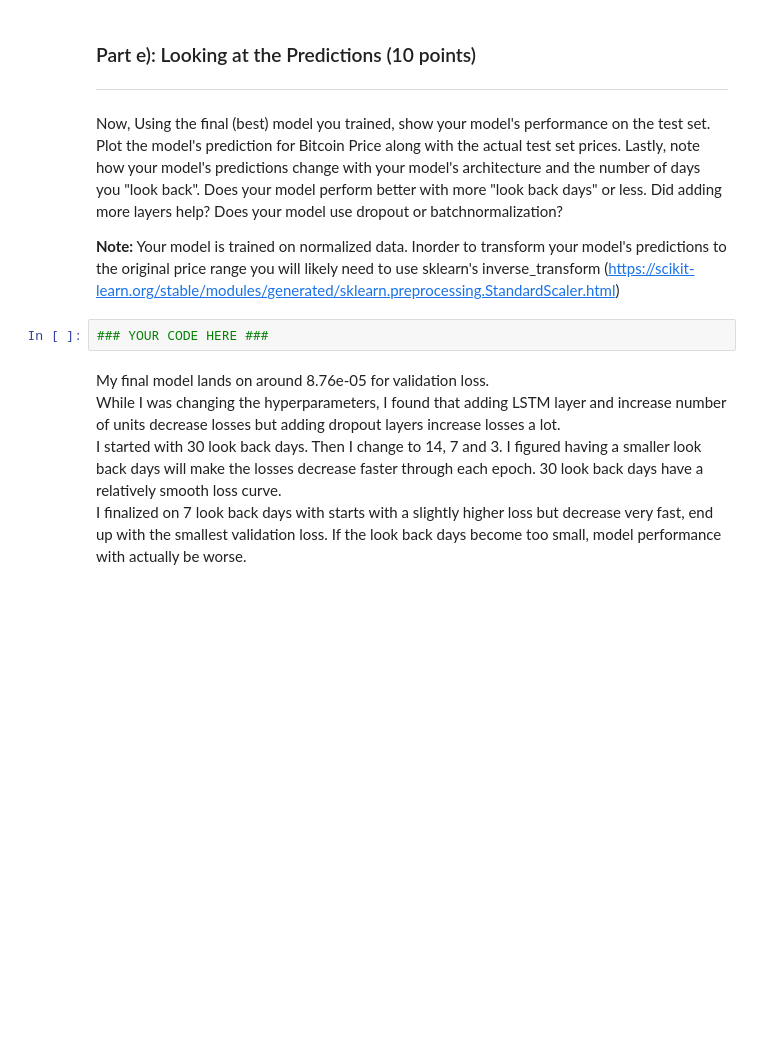
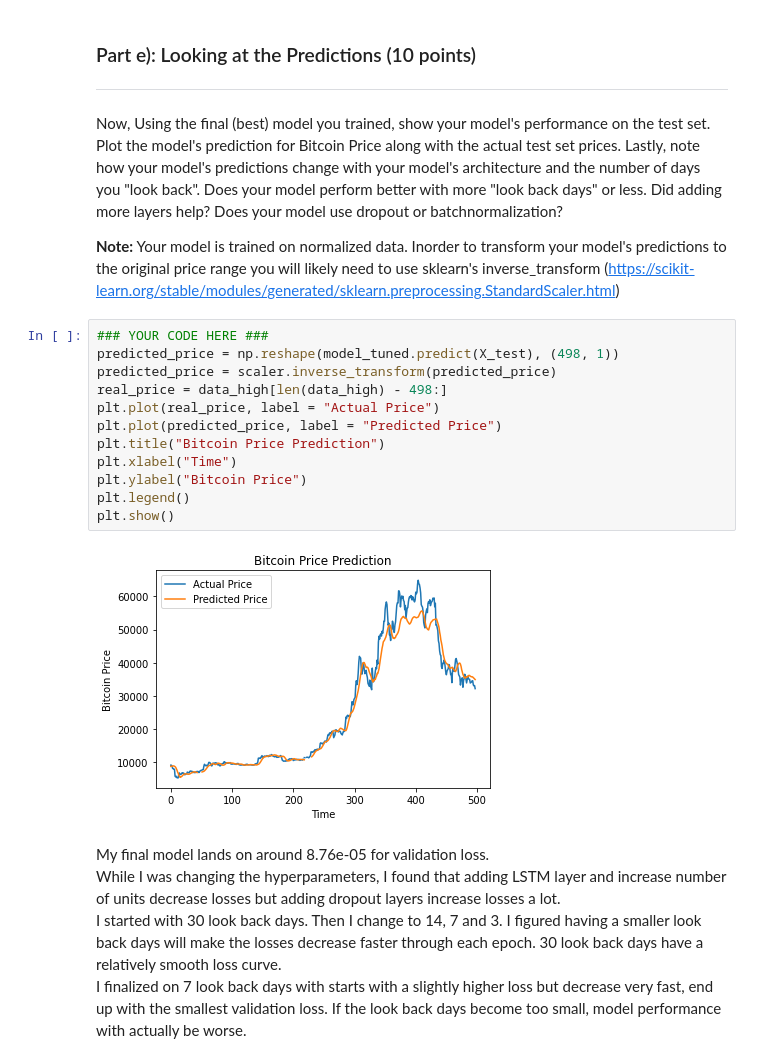
Before and after one commit to KevinW824/CSE-144-Applied-Machine-Learning, a Jupyter notebook: Summer_21_Assignment_5.ipynb, the cells around one changed output. Cells and saved outputs as stored; diff of their text form; blank space fills up the shorter version.

Commit message:
Generated Predicted Price

```diff
--- a/Summer_21_Assignment_5.ipynb
+++ b/Summer_21_Assignment_5.ipynb
@@ -330,8 +334,20 @@ plt.show()
 Now, Using the final (best) model you trained, show your model's performance on the test set. Plot the model's prediction for Bitcoin Price along with the actual test set prices. Lastly, note how your model's predictions change with your model's architecture and the number of days you "look back". Does your model perform better with more "look back days" or less. Did adding more layers help? Does your model use dropout or batchnormalization?
 
 **Note:** Your model is trained on normalized data. Inorder to transform your model's predictions to the original price range you will likely need to use sklearn's inverse_transform (https://scikit-learn.org/stable/modules/generated/sklearn.preprocessing.StandardScaler.html)
-# %%
-### YOUR CODE HERE ###
+# %%
+### YOUR CODE HERE ###
+predicted_price = np.reshape(model_tuned.predict(X_test), (498, 1))
+predicted_price = scaler.inverse_transform(predicted_price)
+real_price = data_high[len(data_high) - 498:]
+plt.plot(real_price, label = "Actual Price")
+plt.plot(predicted_price, label = "Predicted Price")
+plt.title("Bitcoin Price Prediction")
+plt.xlabel("Time")
+plt.ylabel("Bitcoin Price")
+plt.legend()
+plt.show()
+# %% [output]
+[figure, added]
 # %% [markdown]
 My final model lands on around 8.76e-05 for validation loss.\
 While I was changing the hyperparameters, I found that adding LSTM layer and increase number of units decrease losses but adding dropout layers increase losses a lot.\
```
Also changed, not shown: parts of 3 cells of this notebook.
